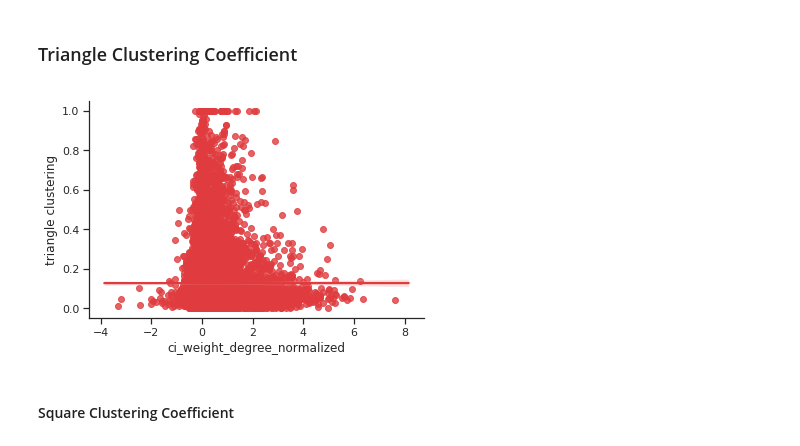
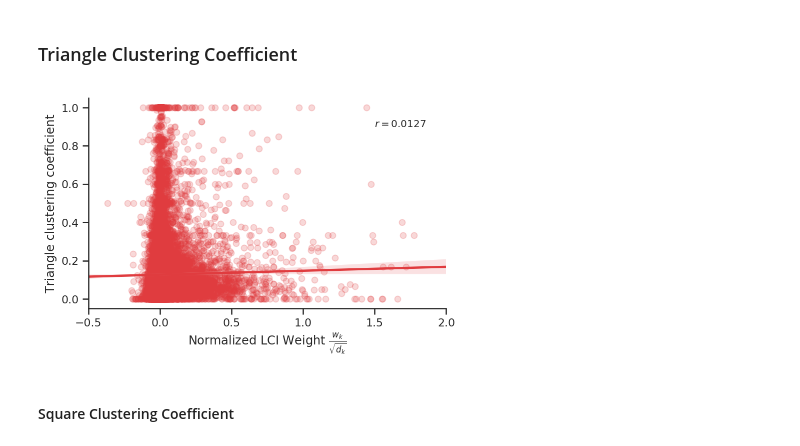
Before and after one commit to seyuboglu/milieu, a Jupyter notebook: experiments/lci_analysis/lci_analysis.ipynb, the cells around one changed output. Cells and saved outputs as stored; diff of their text form; code cells hidden in the pictures.

```diff
--- a/experiments/lci_analysis/lci_analysis.ipynb
+++ b/experiments/lci_analysis/lci_analysis.ipynb
@@ -174,15 +178,21 @@ pearsonr(ci_weights, degrees)
 triangles = nx.clustering(network.nx)
 # %%
 triangles = np.array(list(triangles.values()))
-# %%
-sns.regplot(ci_weights, triangles)
-plt.yscale('linear')
-plt.xscale('linear')
-plt.ylabel("triangle clustering")
-plt.xlabel("ci_weight_degree_normalized")
-sns.despine()
-# %% [output]
-[figure, removed]
+# %%
+sns.regplot(ci_weights / np.sqrt(degrees), triangles, scatter_kws={"alpha": 0.2})
+
+r = pearsonr(ci_weights / np.sqrt(degrees), triangles)[0]
+plt.text(1.5, 0.9, f'$r = {round(r, 4)}$')
+plt.yscale('linear')
+plt.ylabel("Triangle clustering coefficient")
+plt.xscale('linear')
+plt.xlim([-1/2, 2])
+plt.xlabel(r"Normalized LCI Weight $\frac{w_k}{\sqrt{d_k}}$")
+sns.despine()
+plt.tight_layout()
+plt.savefig('experiments/lci_analysis/triangle/triangle_v_weight.pdf')
+# %% [output]
+[figure, added]
 # %% [markdown]
 #### Square Clustering Coefficient
 # %%
```
Also changed, not shown: parts of 2 cells of this notebook, 21 other files.
